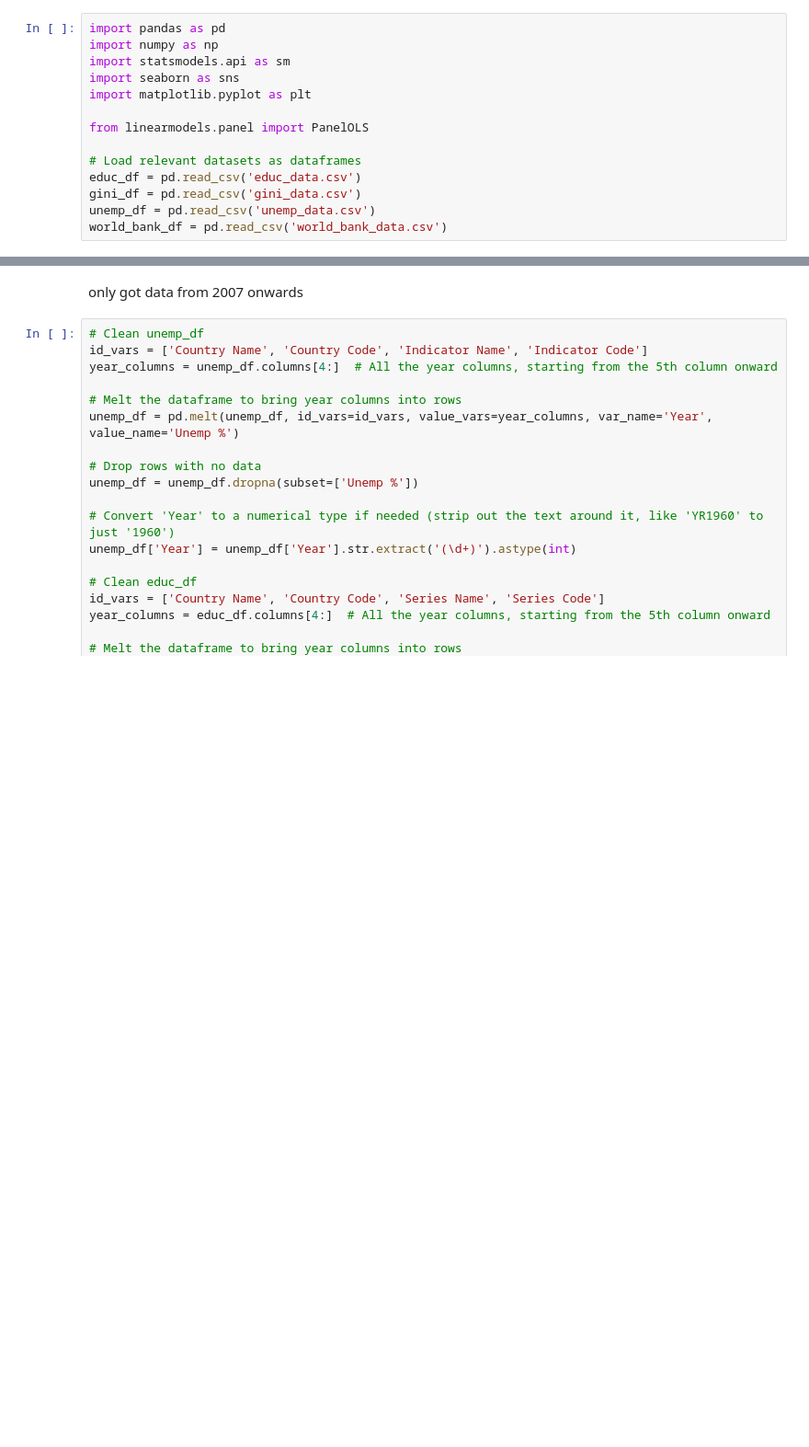
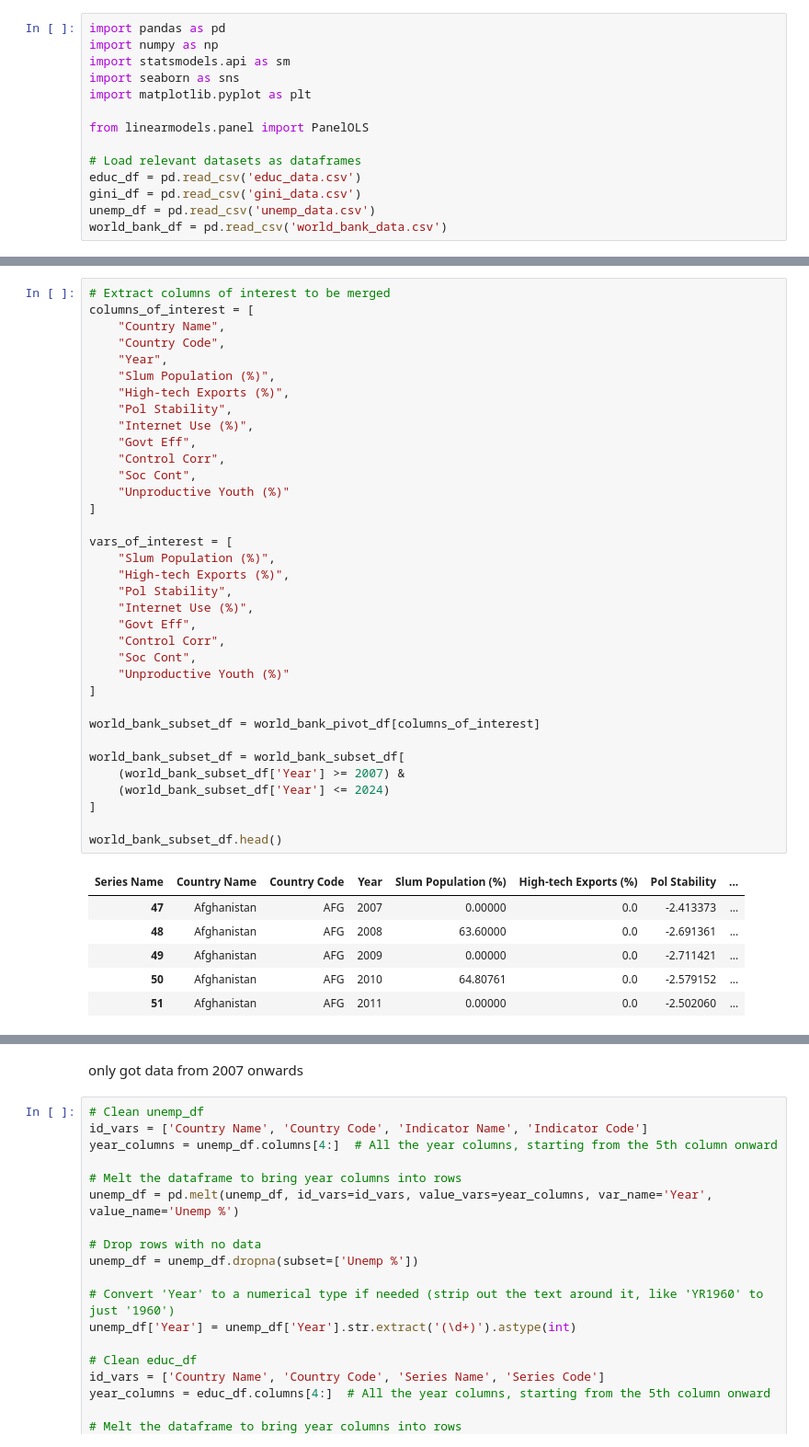
Before and after one commit to yonglau1999/HE4045-Group-Project, a Jupyter notebook: Project.ipynb, the cells around one changed output, grey strips where cells are left out. Shown at 92% size. Drawn from its saved outputs; the diff is of its cells as text; blank space fills up the shorter version.

```diff
--- a/Project.ipynb
+++ b/Project.ipynb
@@ -55 +59,43 @@ world_bank_High_Technology_Exports_df.head()
+# %%
+# Extract columns of interest to be merged
+columns_of_interest = [
+    "Country Name",
+    "Country Code",
+    "Year",
+    "Slum Population (%)",
+    "High-tech Exports (%)",
+    "Pol Stability",
+    "Internet Use (%)",
+    "Govt Eff",
+    "Control Corr",
+    "Soc Cont",
+    "Unproductive Youth (%)"
+]
+
+vars_of_interest = [
+    "Slum Population (%)",
+    "High-tech Exports (%)",
+    "Pol Stability",
+    "Internet Use (%)",
+    "Govt Eff",
+    "Control Corr",
+    "Soc Cont",
+    "Unproductive Youth (%)"
+]
+
+world_bank_subset_df = world_bank_pivot_df[columns_of_interest]
+
+world_bank_subset_df = world_bank_subset_df[
+    (world_bank_subset_df['Year'] >= 2007) &
+    (world_bank_subset_df['Year'] <= 2024)
+]
+
+world_bank_subset_df.head()
+# %% [output]
+| Series Name | Country Name | Country Code | Year | Slum Population (%) | High-tech Exports (%) | Pol Stability | ... |
+| 47 | Afghanistan | AFG | 2007 | 0.00000 | 0.0 | -2.413373 | ... |
+| 48 | Afghanistan | AFG | 2008 | 63.60000 | 0.0 | -2.691361 | ... |
+| 49 | Afghanistan | AFG | 2009 | 0.00000 | 0.0 | -2.711421 | ... |
+| 50 | Afghanistan | AFG | 2010 | 64.80761 | 0.0 | -2.579152 | ... |
+| 51 | Afghanistan | AFG | 2011 | 0.00000 | 0.0 | -2.502060 | ... |
 # %%
```
Also changed, not shown: parts of 8 cells of this notebook, 1 other file.
